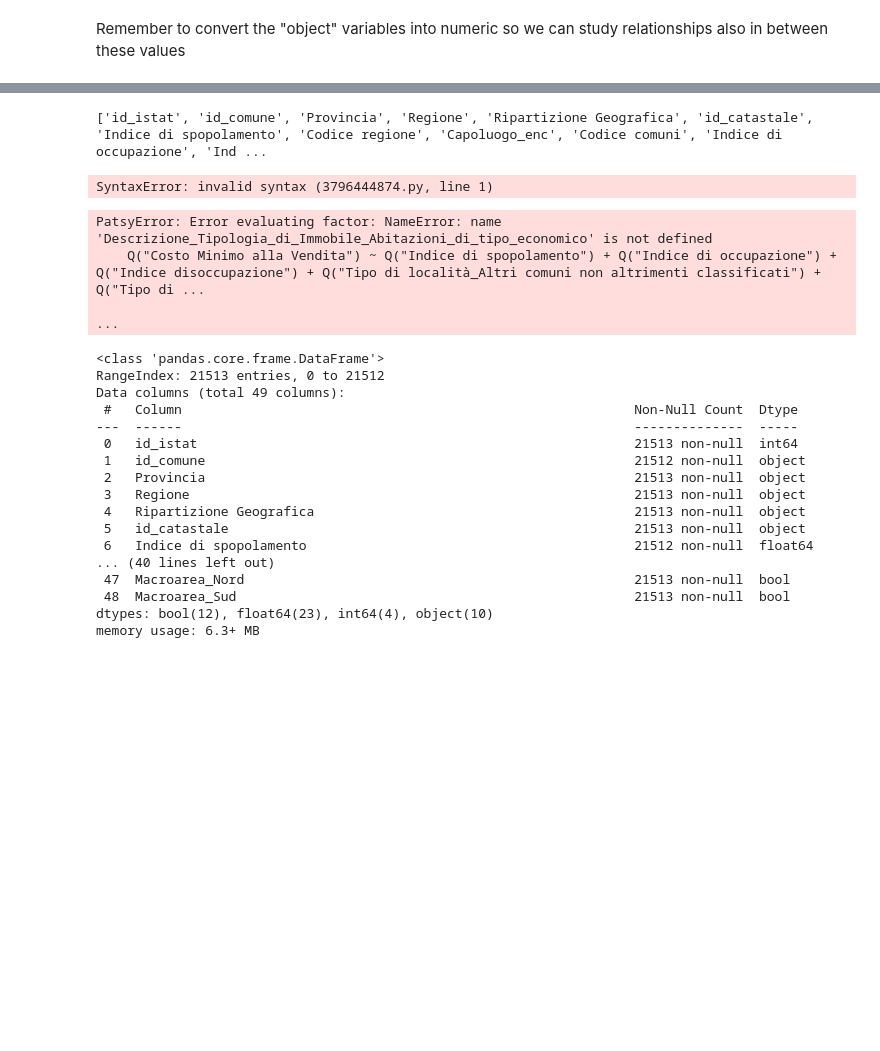
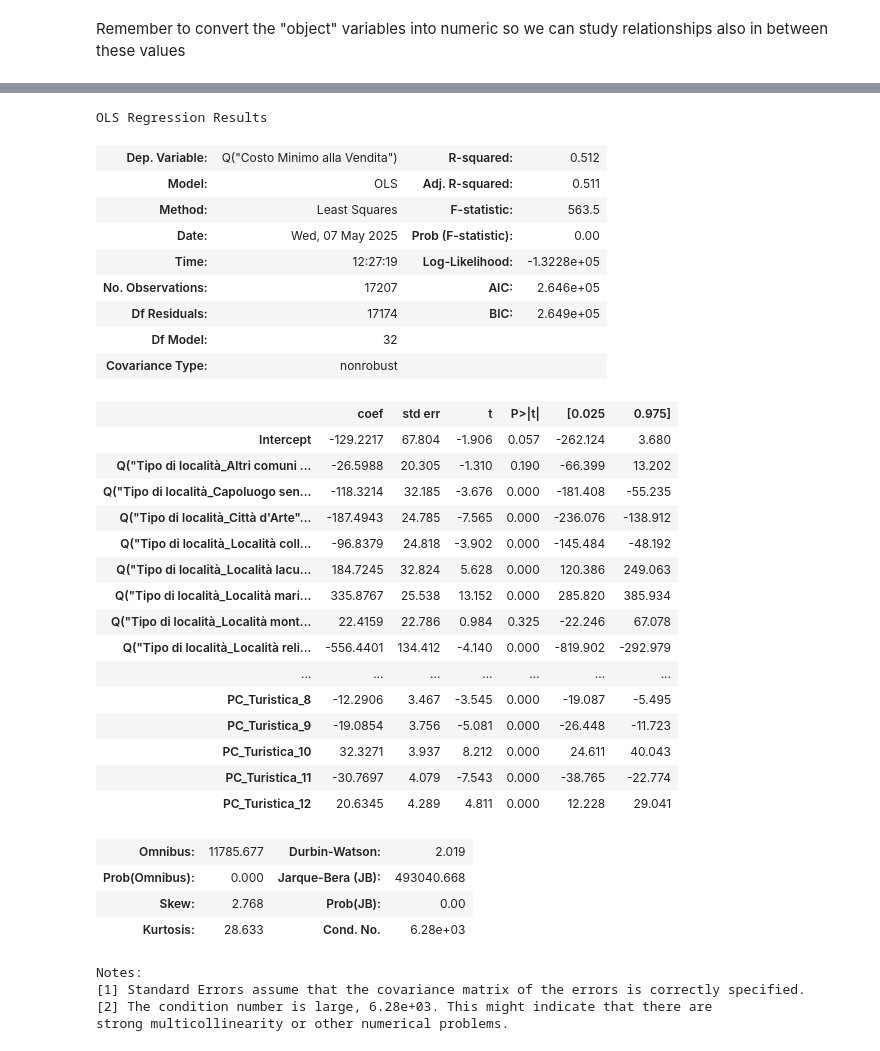
Before and after one commit to leonardoguida/real_estate_predictive_model, a Jupyter notebook: linear_regression.ipynb, the cells around one changed output, grey strips where cells are left out. Drawn from its saved outputs; the diff is of its cells as text; code cells hidden in the pictures; blank space fills up the shorter version.

```diff
--- a/linear_regression.ipynb
+++ b/linear_regression.ipynb
@@ -158,5 +148 @@ Index(['id_istat', 'id_comune', 'Provincia', 'Regione',
       dtype='object')
-# %%
-print(df.columns.tolist())
-# %% [output]
-['id_istat', 'id_comune', 'Provincia', 'Regione', 'Ripartizione Geografica', 'id_catastale', 'Indice di spopolamento', 'Codice regione', 'Capoluogo_enc', 'Codice comuni', 'Indice di occupazione', 'Ind ...
@@ -168,32 +149,39 @@ df.rename(columns={"Descrizione Tipologia di Immobile_Ville e Villini": "Descriz
-# %%
-porca maedonna
-# %% [output]
-SyntaxError: invalid syntax (3796444874.py, line 1)
 # %%
 # Parameters estimation with statsmodels
-model1 = smf.ols('Q("Costo Minimo alla Vendita") ~ Q("Indice di spopolamento") + Q("Indice di occupazione") + Q("Indice disoccupazione") + Q("Tipo di località_Altri comuni non altrimenti classificati") + Q("Tipo di località_Capoluogo senza specifici interessi turistici") + Q("Tipo di località_Città d\'Arte") + Q("Tipo di località_Località collinari") + Q("Tipo di località_Località lacuali") + Q("Tipo di località_Località marine") + Q("Tipo di località_Località montane") + Q("Tipo di località_Località religiose") + Q("Tipo di località_Località termali") + PC_Economica + PC_Turistica_1 + PC_Turistica_2 + PC_Turistica_3 + PC_Turistica_4 + PC_Turistica_5 + PC_Turistica_6 + PC_Turistica_7 + PC_Turistica_8 + PC_Turistica_9 + PC_Turistica_10 + PC_Turistica_11 + PC_Turistica_12 + Macroarea_Isole + Macroarea_Nord + Macroarea_Sud + Descrizione_Tipologia_di_Immobile_Abitazioni_di_tipo_economico + Descrizione_Tipologia_di_Immobile_Abitazioni_signorili + Descrizione_Tipologia_di_Immobile_Abitazioni_tipiche_dei_luoghi + Descrizione_Tipologia_di_Immobile_Ville_e_Villini', data=train).fit()
-model1.summary()
+model2 = smf.ols('Q("Costo Minimo alla Vendita") ~ Q("Indice di spopolamento") + Q("Indice di occupazione") + Q("Indice disoccupazione") + Q("Tipo di località_Altri comuni non altrimenti classificati") + Q("Tipo di località_Capoluogo senza specifici interessi turistici") + Q("Tipo di località_Città d\'Arte") + Q("Tipo di località_Località collinari") + Q("Tipo di località_Località lacuali") + Q("Tipo di località_Località marine") + Q("Tipo di località_Località montane") + Q("Tipo di località_Località religiose") + Q("Tipo di località_Località termali") + PC_Economica + PC_Turistica_1 + PC_Turistica_2 + PC_Turistica_3 + PC_Turistica_4 + PC_Turistica_5 + PC_Turistica_6 + PC_Turistica_7 + PC_Turistica_8 + PC_Turistica_9 + PC_Turistica_10 + PC_Turistica_11 + PC_Turistica_12 + Macroarea_Isole + Macroarea_Nord + Macroarea_Sud + Descrizione_Tipologia_di_Immobile_Abitazioni_di_tipo_economico + Descrizione_Tipologia_di_Immobile_Abitazioni_signorili + Descrizione_Tipologia_di_Immobile_Abitazioni_tipiche_dei_luoghi + Descrizione_Tipologia_di_Immobile_Ville_e_Villini', data=train).fit()
+model2.summary()
 # %% [output]
-PatsyError: Error evaluating factor: NameError: name 'Descrizione_Tipologia_di_Immobile_Abitazioni_di_tipo_economico' is not defined
-    Q("Costo Minimo alla Vendita") ~ Q("Indice di spopolamento") + Q("Indice di occupazione") + Q("Indice disoccupazione") + Q("Tipo di località_Altri comuni non altrimenti classificati") + Q("Tipo di ...
-                                                                                                                                                                                                         ...
+OLS Regression Results
+| Dep. Variable: | Q("Costo Minimo alla Vendita") | R-squared: | 0.512 |
+| Model: | OLS | Adj. R-squared: | 0.511 |
+| Method: | Least Squares | F-statistic: | 563.5 |
+| Date: | Wed, 07 May 2025 | Prob (F-statistic): | 0.00 |
+| Time: | 12:27:19 | Log-Likelihood: | -1.3228e+05 |
+| No. Observations: | 17207 | AIC: | 2.646e+05 |
+| Df Residuals: | 17174 | BIC: | 2.649e+05 |
+| Df Model: | 32 |  |  |
+| Covariance Type: | nonrobust |  |  |
+|  | coef | std err | t | P>|t| | [0.025 | 0.975] |
+| Intercept | -129.2217 | 67.804 | -1.906 | 0.057 | -262.124 | 3.680 |
+| Q("Tipo di località_Altri comuni ... | -26.5988 | 20.305 | -1.310 | 0.190 | -66.399 | 13.202 |
+| Q("Tipo di località_Capoluogo sen... | -118.3214 | 32.185 | -3.676 | 0.000 | -181.408 | -55.235 |
+| Q("Tipo di località_Città d'Arte"... | -187.4943 | 24.785 | -7.565 | 0.000 | -236.076 | -138.912 |
+| Q("Tipo di località_Località coll... | -96.8379 | 24.818 | -3.902 | 0.000 | -145.484 | -48.192 |
+| Q("Tipo di località_Località lacu... | 184.7245 | 32.824 | 5.628 | 0.000 | 120.386 | 249.063 |
+| Q("Tipo di località_Località mari... | 335.8767 | 25.538 | 13.152 | 0.000 | 285.820 | 385.934 |
+| Q("Tipo di località_Località mont... | 22.4159 | 22.786 | 0.984 | 0.325 | -22.246 | 67.078 |
+| Q("Tipo di località_Località reli... | -556.4401 | 134.412 | -4.140 | 0.000 | -819.902 | -292.979 |
+| ... | ... | ... | ... | ... | ... | ... |
+| PC_Turistica_8 | -12.2906 | 3.467 | -3.545 | 0.000 | -19.087 | -5.495 |
+| PC_Turistica_9 | -19.0854 | 3.756 | -5.081 | 0.000 | -26.448 | -11.723 |
+| PC_Turistica_10 | 32.3271 | 3.937 | 8.212 | 0.000 | 24.611 | 40.043 |
+| PC_Turistica_11 | -30.7697 | 4.079 | -7.543 | 0.000 | -38.765 | -22.774 |
+| PC_Turistica_12 | 20.6345 | 4.289 | 4.811 | 0.000 | 12.228 | 29.041 |
+| Omnibus: | 11785.677 | Durbin-Watson: | 2.019 |
+| Prob(Omnibus): | 0.000 | Jarque-Bera (JB): | 493040.668 |
+| Skew: | 2.768 | Prob(JB): | 0.00 |
+| Kurtosis: | 28.633 | Cond. No. | 6.28e+03 |
+Notes:
+[1] Standard Errors assume that the covariance matrix of the errors is correctly specified.
+[2] The condition number is large, 6.28e+03. This might indicate that there are
+strong multicollinearity or other numerical problems.
-# %%
-df.info()
-# %% [output]
-<class 'pandas.core.frame.DataFrame'>
-RangeIndex: 21513 entries, 0 to 21512
-Data columns (total 49 columns):
- #   Column                                                          Non-Null Count  Dtype
----  ------                                                          --------------  -----
- 0   id_istat                                                        21513 non-null  int64
- 1   id_comune                                                       21512 non-null  object
- 2   Provincia                                                       21513 non-null  object
- 3   Regione                                                         21513 non-null  object
- 4   Ripartizione Geografica                                         21513 non-null  object
- 5   id_catastale                                                    21513 non-null  object
- 6   Indice di spopolamento                                          21512 non-null  float64
-... (40 lines left out)
- 47  Macroarea_Nord                                                  21513 non-null  bool
- 48  Macroarea_Sud                                                   21513 non-null  bool
-dtypes: bool(12), float64(23), int64(4), object(10)
-memory usage: 6.3+ MB
```
Also changed, not shown: parts of 13 cells of this notebook.
